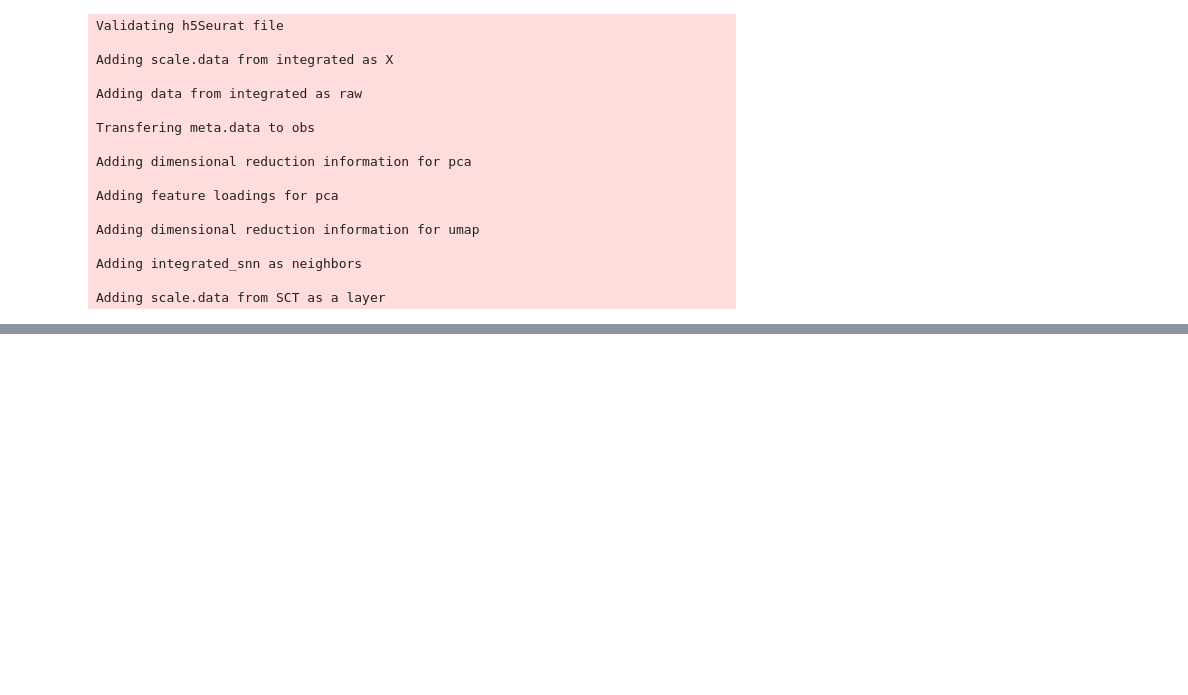
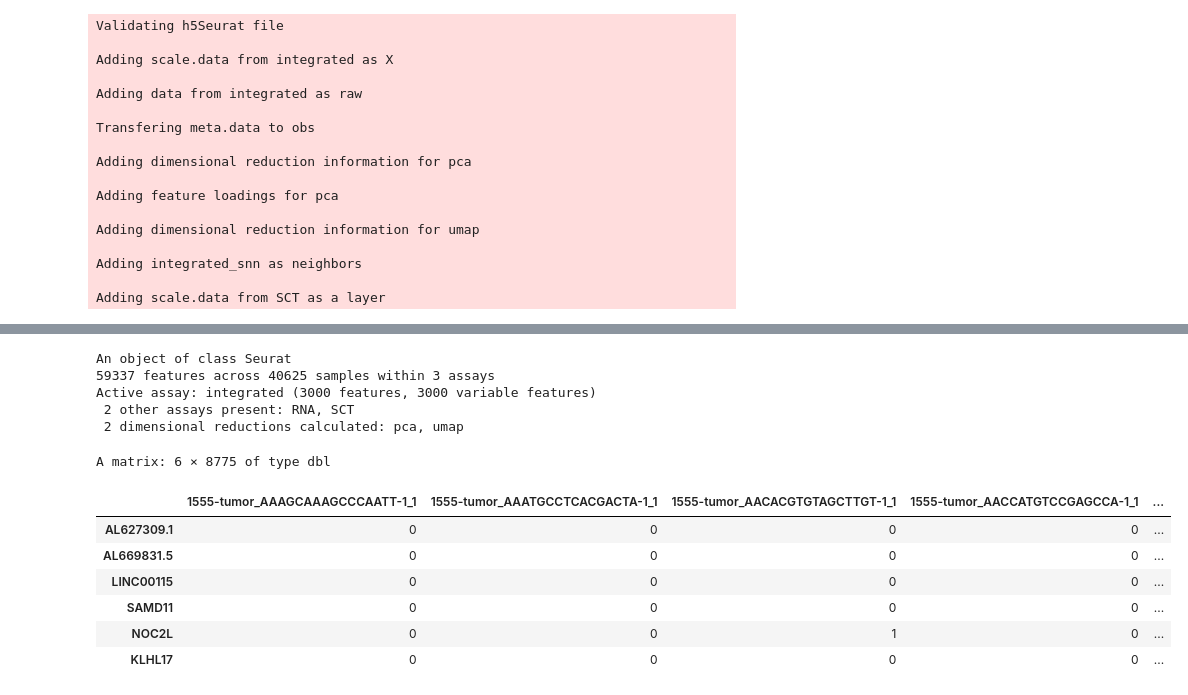
Before and after one commit to estorrs/single-cell-pdac, a Jupyter notebook: notebooks/rds_conversion.ipynb, the cells around one changed output, grey strips where cells are left out. Saved outputs shown, nothing was run; the diff lists cells and outputs as text; code cells hidden in the pictures; blank space fills up the shorter version.

```diff
--- a/notebooks/rds_conversion.ipynb
+++ b/notebooks/rds_conversion.ipynb
@@ -193,3 +226,25 @@ Warning message in saveH5ad(obj, "../data/single_cell/original/integrated_subset
 Adding integrated_snn as neighbors
 
 Adding scale.data from SCT as a layer
+# %%
+obj = readRDS('../data/single_cell/original/integrated_subset_malignant.rds')
+obj
+# %% [output]
+An object of class Seurat
+59337 features across 40625 samples within 3 assays
+Active assay: integrated (3000 features, 3000 variable features)
+ 2 other assays present: RNA, SCT
+ 2 dimensional reductions calculated: pca, umap
+# %%
+ exp.rawdata <- as.matrix(obj@assays$RNA@counts)
+# %%
+head(exp.rawdata)
+# %% [output]
+A matrix: 6 × 8775 of type dbl
+|  | 1555-tumor_AAAGCAAAGCCCAATT-1_1 | 1555-tumor_AAATGCCTCACGACTA-1_1 | 1555-tumor_AACACGTGTAGCTTGT-1_1 | 1555-tumor_AACCATGTCCGAGCCA-1_1 | ... |
+| AL627309.1 | 0 | 0 | 0 | 0 | ... |
+| AL669831.5 | 0 | 0 | 0 | 0 | ... |
+| LINC00115 | 0 | 0 | 0 | 0 | ... |
+| SAMD11 | 0 | 0 | 0 | 0 | ... |
+| NOC2L | 0 | 0 | 1 | 0 | ... |
+| KLHL17 | 0 | 0 | 0 | 0 | ... |
```
Also changed, not shown: parts of 8 cells of this notebook, 5 other files.
